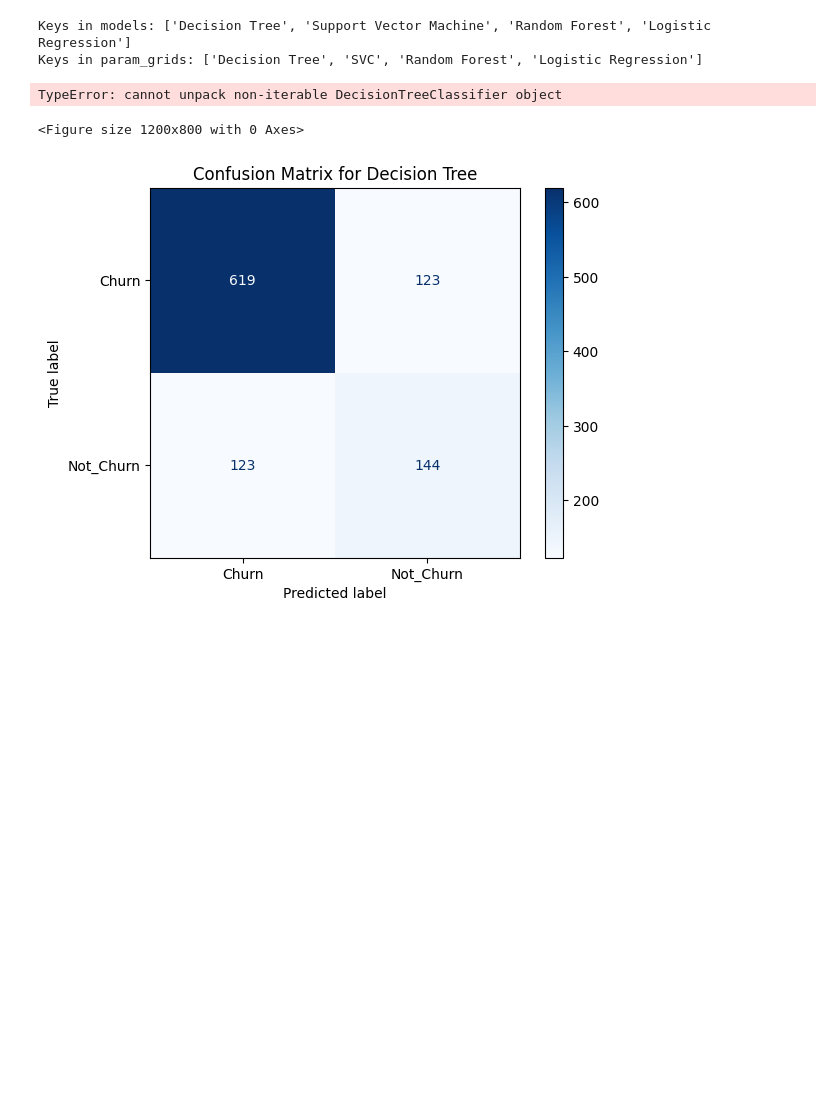
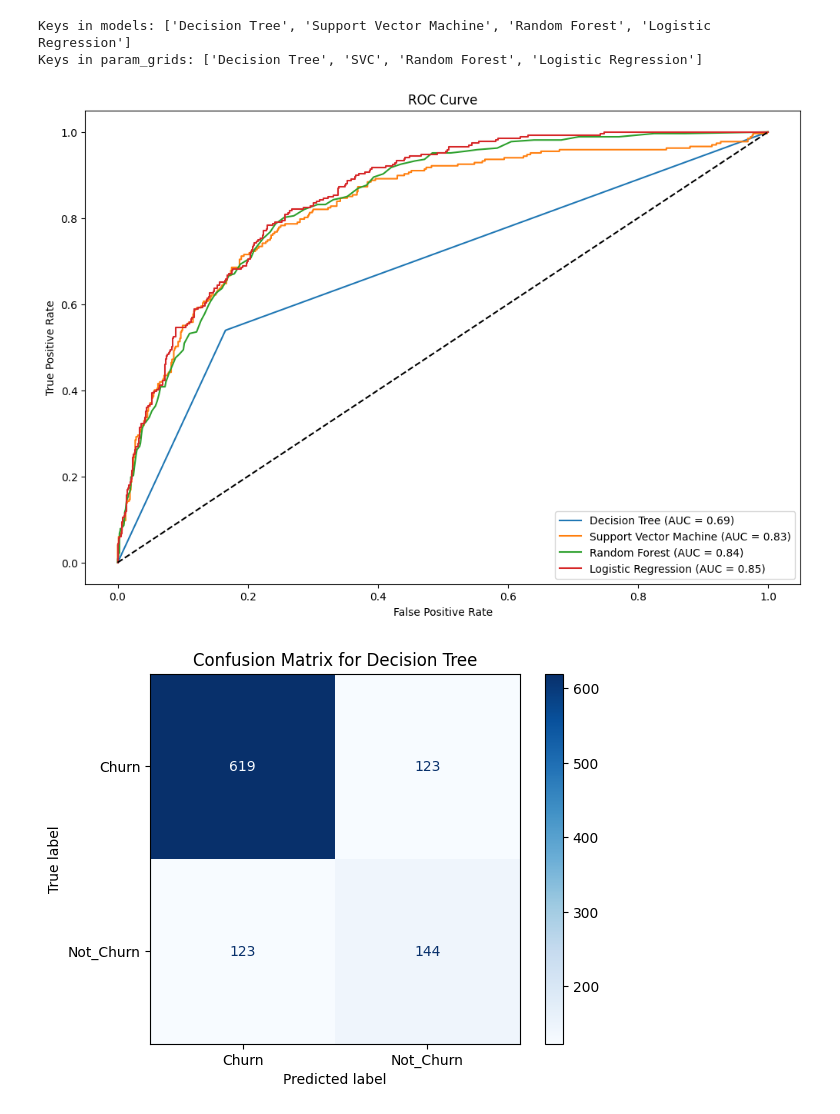
Before and after one commit to lizjelimo/Churn-Analysis, a Jupyter notebook: notebooks/main.ipynb, the cells around one changed output. Drawn from its saved outputs; the diff is of its cells as text; code cells hidden in the pictures; blank space fills up the shorter version.

```diff
--- a/notebooks/main.ipynb
+++ b/notebooks/main.ipynb
@@ -1044,7 +1044,7 @@ param_grids = {
 }
 
 # Perform Grid Search for each model
-for model_name, (classifier, _) in models.items():
+for model_name, classifier in models.items():
     if model_name == 'Logistics Regression':
         model_name = 'Logistic Regression'  # Correct the name to match param_grids key
 
@@ -1077,30 +1092,29 @@ Keys in param_grids: ['Decision Tree', 'SVC', 'Random Forest', 'Logistic Regress
 # %%
 def plot_roc_curve(models, X_test, y_test):
     plt.figure(figsize=(12, 8))
 
-    for model_name, (classifier, _) in models.items():  # Use items() to iterate over both key and value
+    for model_name, classifier in models.items():  # Use items() to iterate over both key and value
         pipeline = Pipeline(steps=[
             ('preprocessor', preprocessor),
             ('classifier', classifier)
         ])
         pipeline.fit(X_train, y_train_encoded)
         y_prob = pipeline.predict_proba(X_test)[:, 1]  # Probability estimates for the positive class
         fpr, tpr, _ = roc_curve(y_test, y_prob)  # Use y_test here
         auc = roc_auc_score(y_test, y_prob)  # Use y_test here
         plt.plot(fpr, tpr, label=f'{model_name} (AUC = {auc:.2f})')
 
     plt.plot([0, 1], [0, 1], 'k--')  # Diagonal line
     plt.xlabel('False Positive Rate')
     plt.ylabel('True Positive Rate')
     plt.title('ROC Curve')
     plt.legend(loc='lower right')
     plt.show()
 
 # Assuming X_train, y_train_encoded, X_test, y_test_encode are defined and ready to use
 plot_roc_curve(models, X_test, y_test_encode)
 # %% [output]
-TypeError: cannot unpack non-iterable DecisionTreeClassifier object
-<Figure size 1200x800 with 0 Axes>
+[figure, added]
 # %%
 from sklearn.metrics import confusion_matrix, ConfusionMatrixDisplay
 import matplotlib.pyplot as plt
```
Also changed, not shown: parts of 4 cells of this notebook, 2 other files.
